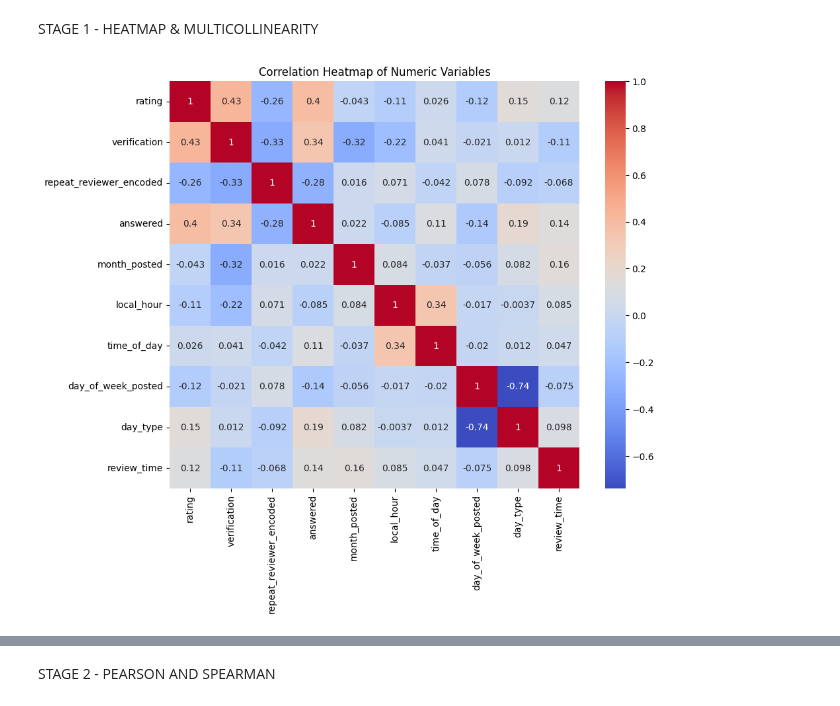
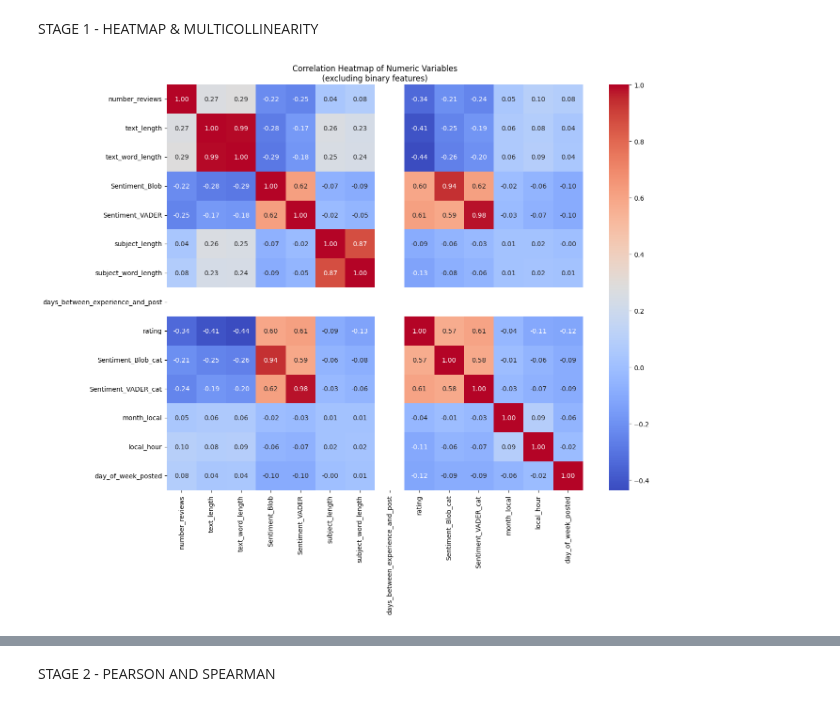
Before and after one commit to Nina1007/Supply_Chain_2024_DS, a Jupyter notebook: feature_selection.ipynb, the cells around one changed output, grey strips where cells are left out. Saved outputs shown, nothing was run; the diff lists cells and outputs as text; code cells hidden in the pictures.

```diff
--- a/feature_selection.ipynb
+++ b/feature_selection.ipynb
@@ -69,0 +77,19 @@ None
+# %%
+#First check
+df_trustpilot['local_date_posted'] = pd.to_datetime(df_trustpilot['local_date_posted'])
+df_trustpilot['date_of_experience'] = pd.to_datetime(df_trustpilot['date_of_experience'])
+df_trustpilot['date_posted'] = pd.to_datetime(df_trustpilot['date_posted'])
+print(df_trustpilot.columns)
+display(df_trustpilot.info())
+
+train_df['local_date_posted'] = pd.to_datetime(train_df['local_date_posted'])
+train_df['date_of_experience'] = pd.to_datetime(train_df['date_of_experience'])
+train_df['date_posted'] = pd.to_datetime(train_df['date_posted'])
+print(train_df.columns)
+display(train_df.info())
+
+test_df['local_date_posted'] = pd.to_datetime(test_df['local_date_posted'])
+test_df['date_of_experience'] = pd.to_datetime(test_df['date_of_experience'])
+test_df['date_posted'] = pd.to_datetime(test_df['date_posted'])
+print(test_df.columns)
+display(test_df.info())
@@ -79,25 +198,60 @@ datetime_variables = train_df.select_dtypes(include=['datetime64'])
 # %%
-# Correlation heatmap for numeric variables
-plt.figure(figsize=(10, 8))
-correlation_matrix = numeric_variables.corr()
-sns.heatmap(correlation_matrix, annot=True, cmap='coolwarm')
-plt.title('Correlation Heatmap of Numeric Variables')
+# Correlation heatmaps
+# 1. True numeric and ordinal variables
+original_corr = numeric_for_correlation.corr()
+plt.figure(figsize=(14, 12))
+sns.heatmap(original_corr, annot=True, cmap='coolwarm', fmt='.2f')
+plt.title('Correlation Heatmap of Numeric Variables\n(excluding binary features)')
+plt.tight_layout()
 plt.show()
 
+# 2. Text-derived features
+text_features_with_rating = pd.concat([
+    tfidf_df[top_tfidf_cols],
+    bow_df[top_bow_cols],
+    train_df['rating']
+], axis=1).corr()
+plt.figure(figsize=(10, 8))
+sns.heatmap(text_features_with_rating, annot=True, cmap='coolwarm', fmt='.2f')
+plt.title('Correlation Heatmap of Text-Derived Features')
+plt.tight_layout()
+plt.show()
+
+# Analyze correlations and print results
 print("Highly correlated pairs (>0.7) with analysis:")
-for i in range(len(correlation_matrix.columns)):
+print("\nOriginal Numeric Variables:")
+for i in range(len(original_corr.columns)):
     for j in range(i):
-        if abs(correlation_matrix.iloc[i, j]) > 0.7:
-            var1 = correlation_matrix.columns[i]
-            var2 = correlation_matrix.columns[j]
-            correlation = correlation_matrix.iloc[i, j]
-
-            corr_with_target1 = abs(correlation_matrix.loc[var1, 'rating'])
-            corr_with_target2 = abs(correlation_matrix.loc[var2, 'rating'])
-
-            print(f"{var1} & {var2}: {correlation:.3f}")
-            print(f"Correlation with rating: {var1}: {corr_with_target1:.3f}, {var2}: {corr_with_target2:.3f}")
+        if abs(original_corr.iloc[i, j]) > 0.7:
+            var1 = original_corr.columns[i]
+            var2 = original_corr.columns[j]
+            correlation = original_corr.iloc[i, j]
+            corr_with_target1 = abs(original_corr.loc[var1, 'rating'])
+            corr_with_target2 = abs(original_corr.loc[var2, 'rating'])
+            print(f"\n{var1} & {var2}: {correlation:.3f}")
+            print(f"Correlation with rating: {var1}: {corr_with_target1:.3f}, "
+                  f"{var2}: {corr_with_target2:.3f}")
             print(f"Recommendation: Keep {var1 if corr_with_target1 > corr_with_target2 else var2} "
                   f"(stronger correlation with target)")
+
+print("\nText-Derived Features:")
+for i in range(len(text_features_with_rating.columns)):
+    for j in range(i):
+        if abs(text_features_with_rating.iloc[i, j]) > 0.7:
+            var1 = text_features_with_rating.columns[i]
+            var2 = text_features_with_rating.columns[j]
+            if var1 != 'rating' and var2 != 'rating':
+                correlation = text_features_with_rating.iloc[i, j]
+                corr_with_target1 = abs(text_features_with_rating.loc[var1, 'rating'])
+                corr_with_target2 = abs(text_features_with_rating.loc[var2, 'rating'])
+                print(f"\n{var1} & {var2}: {correlation:.3f}")
+                print(f"Correlation with rating: {var1}: {corr_with_target1:.3f}, "
+                      f"{var2}: {corr_with_target2:.3f}")
+                print(f"Recommendation: Keep {var1 if corr_with_target1 > corr_with_target2 else var2} "
+                      f"(stronger correlation with target)")
+
+# Print note about binary variables
+print("\nNote: Binary variables were excluded from correlation analysis as they require "
+      "different statistical approaches (e.g., point-biserial correlation).")
 # %% [output]
-[figure, old version]
+[figure, new version]
```
Also changed, not shown: parts of 46 cells of this notebook.
